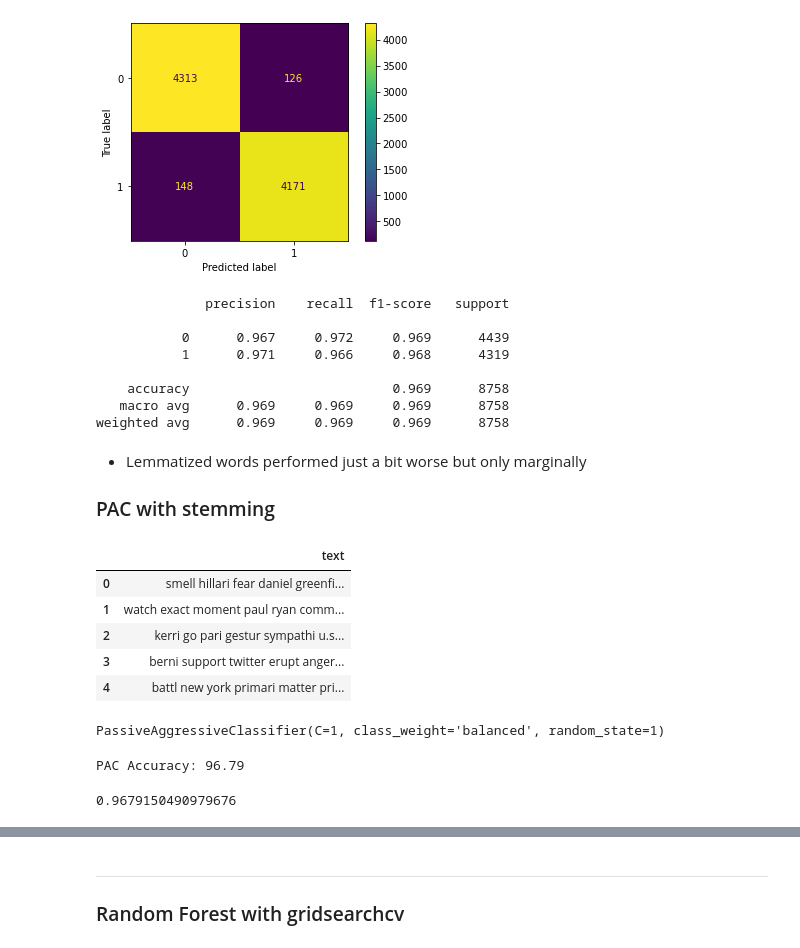
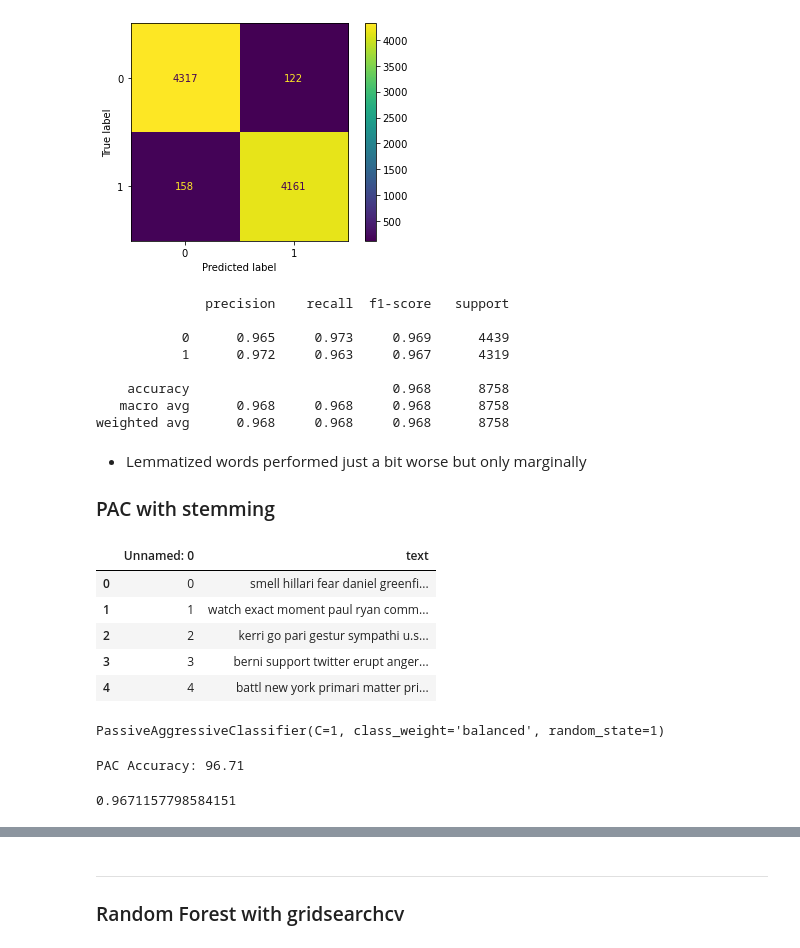
Before and after one commit to grassynull0/fake_news, a Jupyter notebook: NLP_modeling.ipynb, the cells around one changed output, grey strips where cells are left out. Cells and saved outputs as stored; diff of their text form; code cells hidden in the pictures.

```diff
--- a/NLP_modeling.ipynb
+++ b/NLP_modeling.ipynb
@@ -175,28 +199,27 @@ plot_confusion_matrix(pac3, vec_test3, y_test)
 <sklearn.metrics._plot.confusion_matrix.ConfusionMatrixDisplay at 0x...>
 [figure]
 # %%
-print(classification_report(y_test, y_pred3, digits=3))
+print(classification_report(y_test, y_pred2, digits=3))
 # %% [output]
               precision    recall  f1-score   support
 
-           0      0.967     0.972     0.969      4439
-           1      0.971     0.966     0.968      4319
+           0      0.965     0.973     0.969      4439
+           1      0.972     0.963     0.967      4319
 
-    accuracy                          0.969      8758
-   macro avg      0.969     0.969     0.969      8758
-weighted avg      0.969     0.969     0.969      8758
+    accuracy                          0.968      8758
+   macro avg      0.968     0.968     0.968      8758
+weighted avg      0.968     0.968     0.968      8758
 # %% [markdown]
 - Lemmatized words performed just a bit worse but only marginally
 ### PAC with stemming
 # %%
 stem_text = pd.read_csv('stem_text.csv')
-stem_text.drop(columns='Unnamed: 0', inplace=True)
 stem_text.head()
 # %% [output]
-|  | text |
-| 0 | smell hillari fear daniel greenfi... |
-| 1 | watch exact moment paul ryan comm... |
-| 2 | kerri go pari gestur sympathi u.s... |
-| 3 | berni support twitter erupt anger... |
-| 4 | battl new york primari matter pri... |
+|  | Unnamed: 0 | text |
+| 0 | 0 | smell hillari fear daniel greenfi... |
+| 1 | 1 | watch exact moment paul ryan comm... |
+| 2 | 2 | kerri go pari gestur sympathi u.s... |
+| 3 | 3 | berni support twitter erupt anger... |
+| 4 | 4 | battl new york primari matter pri... |
 # %%
@@ -211,10 +234,10 @@ pacStem.fit(vec_train, y_train)
 # %% [output]
 PassiveAggressiveClassifier(C=1, class_weight='balanced', random_state=1)
 # %%
-ypredstem = pacStem.predict(vec_test)
+ypredstem = pac3.predict(vec_test3)
 score = accuracy_score(y_test, ypredstem)
 print(f'PAC Accuracy: {round(score*100,2)}')
 score
 # %% [output]
-PAC Accuracy: 96.79
+PAC Accuracy: 96.71
-0.9679150490979676
+0.9671157798584151
```
Also changed, not shown: parts of 29 cells of this notebook, 5 other files.
